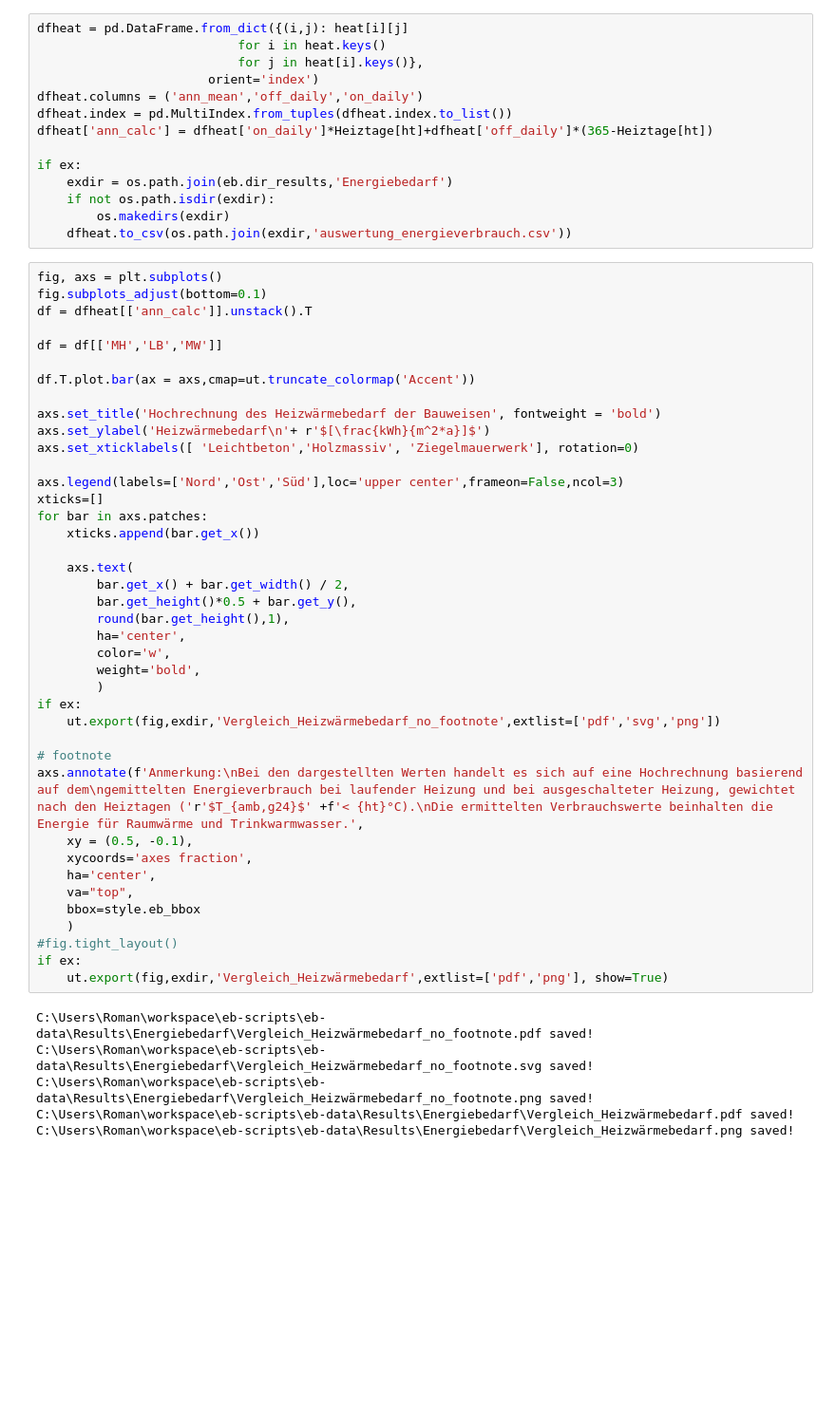
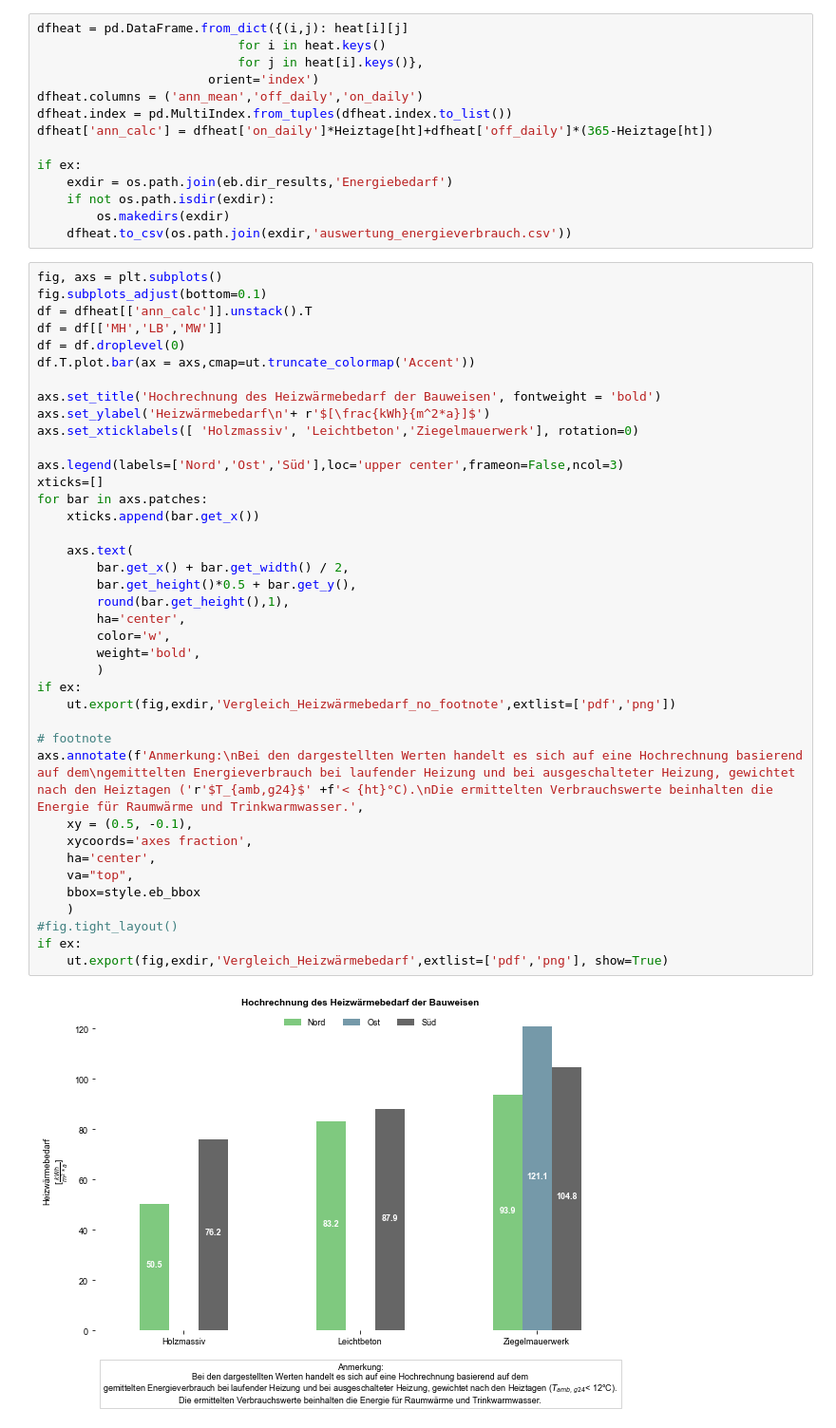
Before and after one commit to Ramonfi/eb-scripts, a Jupyter notebook: auswertung-energy-demand.ipynb, the cells around one changed output. Shown at 95% size. Saved outputs shown, nothing was run; the diff lists cells and outputs as text; blank space fills up the shorter version.

```diff
--- a/auswertung-energy-demand.ipynb
+++ b/auswertung-energy-demand.ipynb
@@ -176,45 +172,40 @@ if ex:
 fig, axs = plt.subplots()
 fig.subplots_adjust(bottom=0.1)
 df = dfheat[['ann_calc']].unstack().T
-
 df = df[['MH','LB','MW']]
-
+df = df.droplevel(0)
 df.T.plot.bar(ax = axs,cmap=ut.truncate_colormap('Accent'))
 
 axs.set_title('Hochrechnung des Heizwärmebedarf der Bauweisen', fontweight = 'bold')
 axs.set_ylabel('Heizwärmebedarf\n'+ r'$[\frac{kWh}{m^2*a}]$')
-axs.set_xticklabels([ 'Leichtbeton','Holzmassiv', 'Ziegelmauerwerk'], rotation=0)
+axs.set_xticklabels([ 'Holzmassiv', 'Leichtbeton','Ziegelmauerwerk'], rotation=0)
 
 axs.legend(labels=['Nord','Ost','Süd'],loc='upper center',frameon=False,ncol=3)
 xticks=[]
 for bar in axs.patches:
     xticks.append(bar.get_x())
 
     axs.text(
         bar.get_x() + bar.get_width() / 2,
         bar.get_height()*0.5 + bar.get_y(),
         round(bar.get_height(),1),
         ha='center',
         color='w',
         weight='bold',
         )
 if ex:
-    ut.export(fig,exdir,'Vergleich_Heizwärmebedarf_no_footnote',extlist=['pdf','svg','png'])
+    ut.export(fig,exdir,'Vergleich_Heizwärmebedarf_no_footnote',extlist=['pdf','png'])
 
 # footnote
 axs.annotate(f'Anmerkung:\nBei den dargestellten Werten handelt es sich auf eine Hochrechnung basierend auf dem\ngemittelten Energieverbrauch bei laufender Heizung und bei ausgeschalteter Heizung, gewichtet nach den Heiztagen ('r'$T_{amb,g24}$' +f'< {ht}°C).\nDie ermittelten Verbrauchswerte beinhalten die Energie für Raumwärme und Trinkwarmwasser.',
     xy = (0.5, -0.1),
     xycoords='axes fraction',
     ha='center',
     va="top",
     bbox=style.eb_bbox
     )
 #fig.tight_layout()
 if ex:
     ut.export(fig,exdir,'Vergleich_Heizwärmebedarf',extlist=['pdf','png'], show=True)
 # %% [output]
-C:\Users\Roman\workspace\eb-scripts\eb-data\Results\Energiebedarf\Vergleich_Heizwärmebedarf_no_footnote.pdf saved!
-C:\Users\Roman\workspace\eb-scripts\eb-data\Results\Energiebedarf\Vergleich_Heizwärmebedarf_no_footnote.svg saved!
-C:\Users\Roman\workspace\eb-scripts\eb-data\Results\Energiebedarf\Vergleich_Heizwärmebedarf_no_footnote.png saved!
-C:\Users\Roman\workspace\eb-scripts\eb-data\Results\Energiebedarf\Vergleich_Heizwärmebedarf.pdf saved!
-C:\Users\Roman\workspace\eb-scripts\eb-data\Results\Energiebedarf\Vergleich_Heizwärmebedarf.png saved!
+[figure, added]
```
Also changed, not shown: parts of 7 cells of this notebook, 4 other files.
